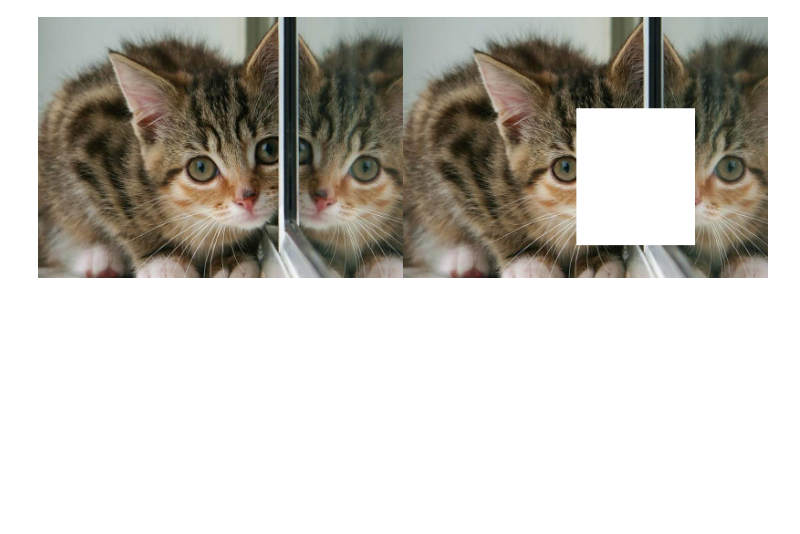
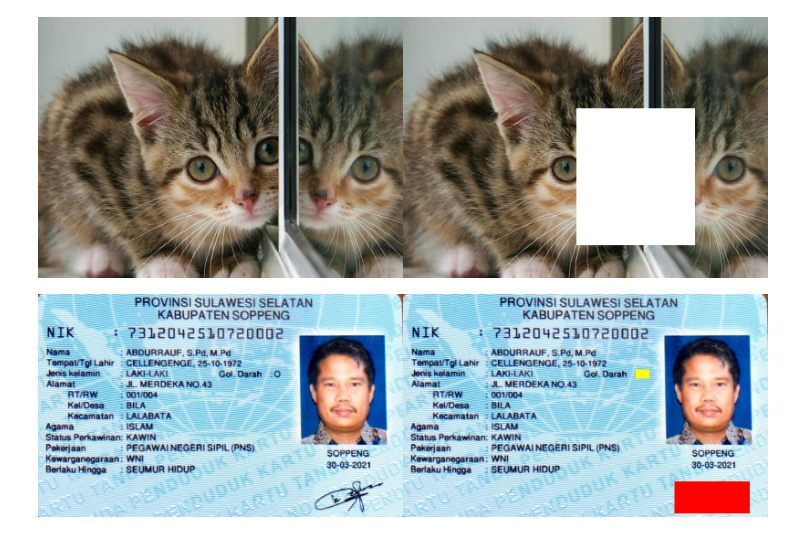
Before and after one commit to caesar013/PCVK_GENAP_2023, a Jupyter notebook: Week1.ipynb, the cells around one changed output. Cells and saved outputs as stored; diff of their text form; code cells hidden in the pictures; blank space fills up the shorter version.

```diff
--- a/Week1.ipynb
+++ b/Week1.ipynb
@@ -111,3 +111,23 @@ final_frame = cv.hconcat((image_2, image_3))
 cv2_imshow(final_frame)
 # %% [output]
 [figure]
+# %%
+img_4 = cv.imread('/content/sample_data/KTP.jpeg')
+img_5 = cv.cvtColor(img_4, cv.COLOR_BGR2RGB)
+
+img_4s = np.copy(img_4)
+
+#tutup bagian golongan darah
+for y in range (510,540):
+  for x in range (165,185):
+    img_4s[x,y] = [0,255,255]
+
+#tutup bagian TTD
+for y in range (595,760):
+  for x in range (410,480):
+    img_4s[x,y] = [0,0,255]
+
+final_frame = cv.hconcat((img_4, img_4s))
+cv2_imshow(final_frame)
+# %% [output]
+[figure, added]
```
